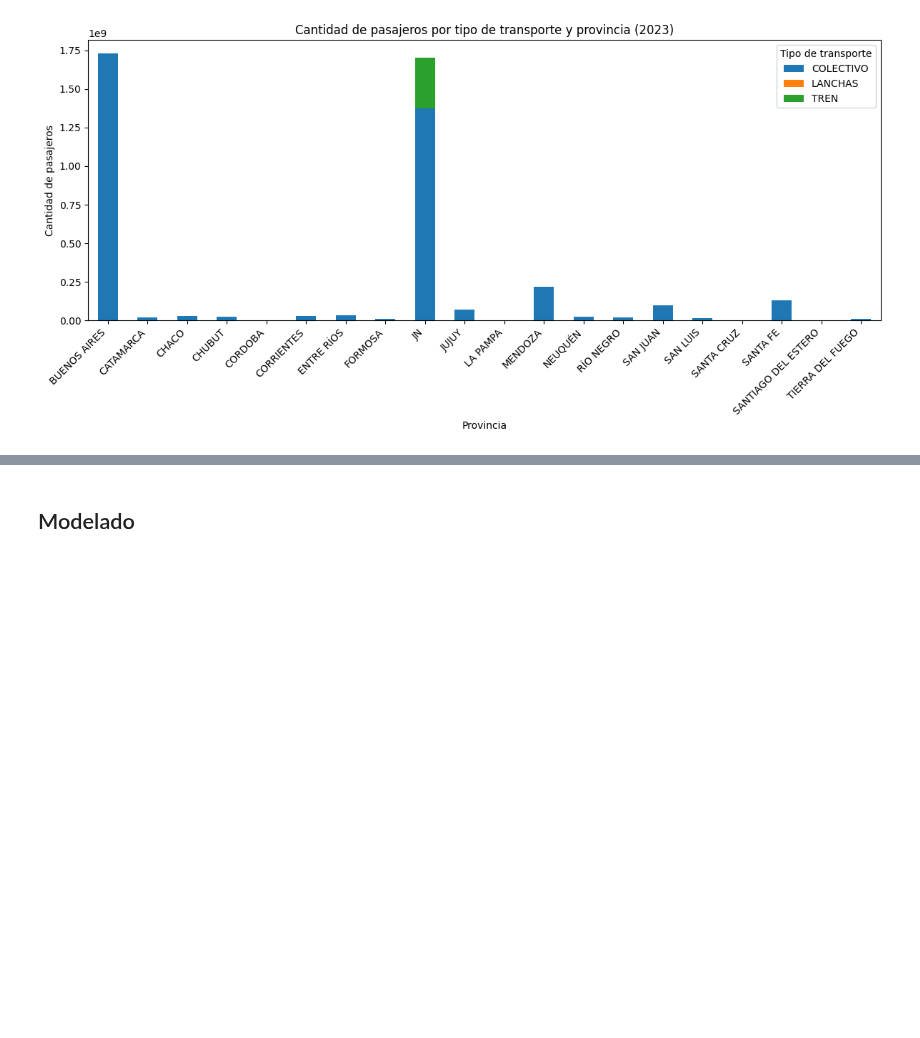
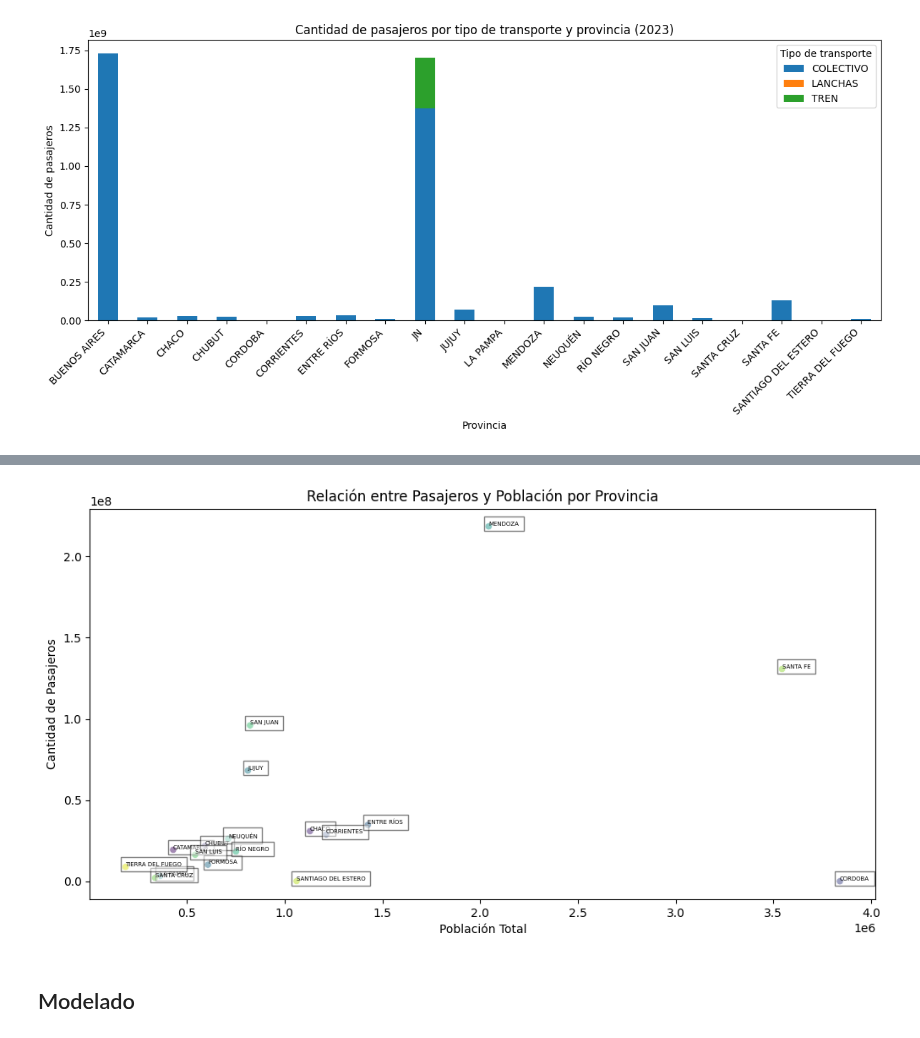
Before and after one commit to alejoGonc/labo_tp1, a Jupyter notebook: main.ipynb, the cells around one changed output, grey strips where cells are left out. Drawn from its saved outputs; the diff is of its cells as text; code cells hidden in the pictures; blank space fills up the shorter version.

```diff
--- a/main.ipynb
+++ b/main.ipynb
@@ -14,6 +18,8 @@ dataset_sube21 = pd.read_csv(ruta_datasets+'dat-ab-usos-2021.csv')
 dataset_sube22 = pd.read_csv(ruta_datasets+'dat-ab-usos-2022.csv')
 dataset_sube = pd.read_csv(ruta_datasets+'sube-2023.csv')
 dataset_sube_regresion = pd.read_csv(ruta_datasets+'sube-2023-regresion.csv')
+poblacion_provincias = pd.read_excel(ruta_datasets+'poblacion_provincias.xlsx')
+superficie_provincias = pd.read_excel(ruta_datasets+'superficie_provincias.xlsx')
 # %%
 df_concatenado = pd.concat([dataset_sube20,dataset_sube21,dataset_sube22,dataset_sube])
 # %% [markdown]
@@ -189,3 +224,23 @@ plt.show()
+# %%
+agrupado_provincia = dataset_sube.groupby(['PROVINCIA'])['CANTIDAD'].sum().reset_index()
+# %%
+agrupado_provincia = agrupado_provincia.merge(poblacion_provincias,how='left', on='PROVINCIA')
+# %%
+agrupado_provincia_interior = agrupado_provincia[(agrupado_provincia['PROVINCIA']!='BUENOS AIRES') & (agrupado_provincia['PROVINCIA']!='JN')]
+# %%
+plt.figure(figsize=(12, 6))
+scatter = sns.scatterplot(data=agrupado_provincia_interior, x='POBLACION', y='CANTIDAD', hue='PROVINCIA', palette='viridis', legend=False)
+for index, row in agrupado_provincia_interior.iterrows():
+    scatter.text(row['POBLACION'], row['CANTIDAD'], row['PROVINCIA'], ha='left', fontsize=5,
+                 va='bottom', rotation_mode='anchor',
+                 bbox=dict(facecolor='white', alpha=0.5))
+plt.xlabel('Población Total')
+plt.ylabel('Cantidad de Pasajeros')
+plt.title('Relación entre Pasajeros y Población por Provincia')
+# plt.legend(title='Provincia', bbox_to_anchor=(1.05, 1), loc='upper left')
+plt.show()
+# %% [output]
+[figure, added]
 # %% [markdown]
 ## Modelado
 # %% [markdown]
```
Also changed, not shown: parts of 20 cells of this notebook, 5 other files.
